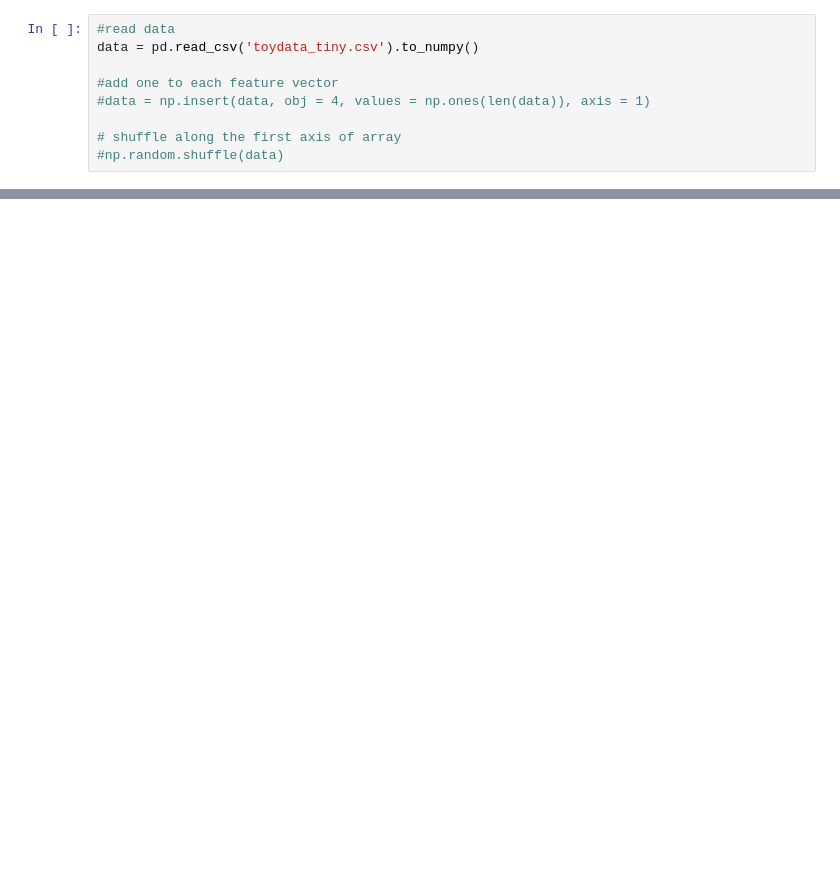
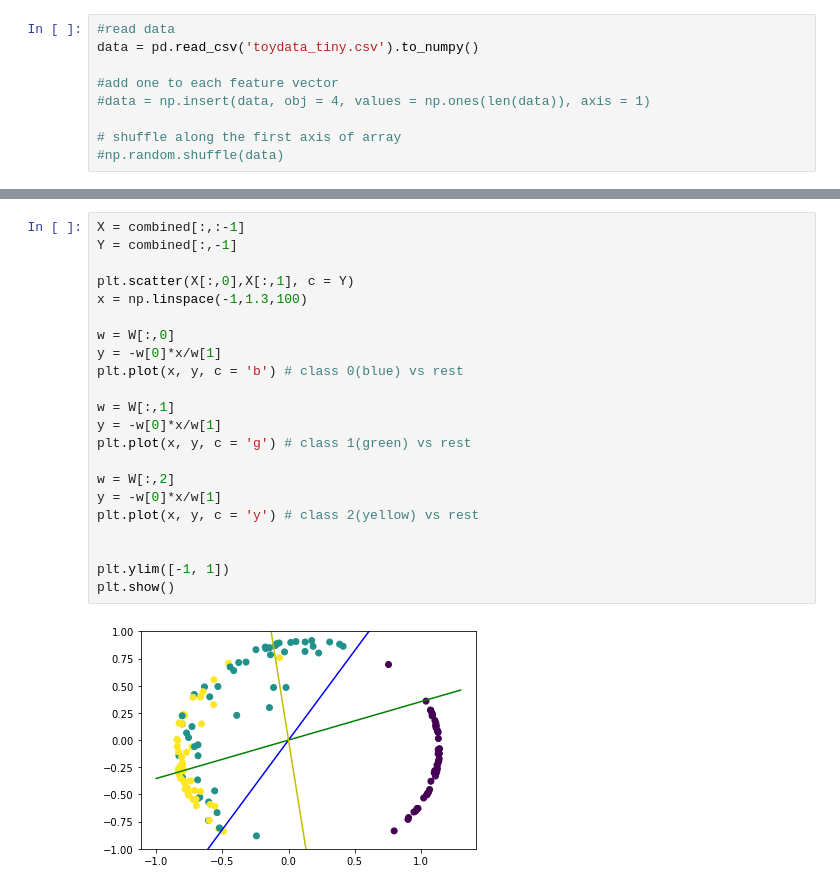
Before and after one commit to kh65/Assignment_2, a Jupyter notebook: Assignment_2.ipynb, the cells around one changed output, grey strips where cells are left out. Drawn from its saved outputs; the diff is of its cells as text; blank space fills up the shorter version.

```diff
--- a/Assignment_2.ipynb
+++ b/Assignment_2.ipynb
@@ -149,0 +227,24 @@ array([[ 9.0892326 ,  4.10960065,  1.        ],
+# %%
+X = combined[:,:-1]
+Y = combined[:,-1]
+
+plt.scatter(X[:,0],X[:,1], c = Y)
+x = np.linspace(-1,1.3,100)
+
+w = W[:,0]
+y = -w[0]*x/w[1]
+plt.plot(x, y, c = 'b') # class 0(blue) vs rest
+
+w = W[:,1]
+y = -w[0]*x/w[1]
+plt.plot(x, y, c = 'g') # class 1(green) vs rest
+
+w = W[:,2]
+y = -w[0]*x/w[1]
+plt.plot(x, y, c = 'y') # class 2(yellow) vs rest
+
+
+plt.ylim([-1, 1])
+plt.show()
+# %% [output]
+[figure, added]
```
Also changed, not shown: parts of 13 cells of this notebook, 1 other file.
